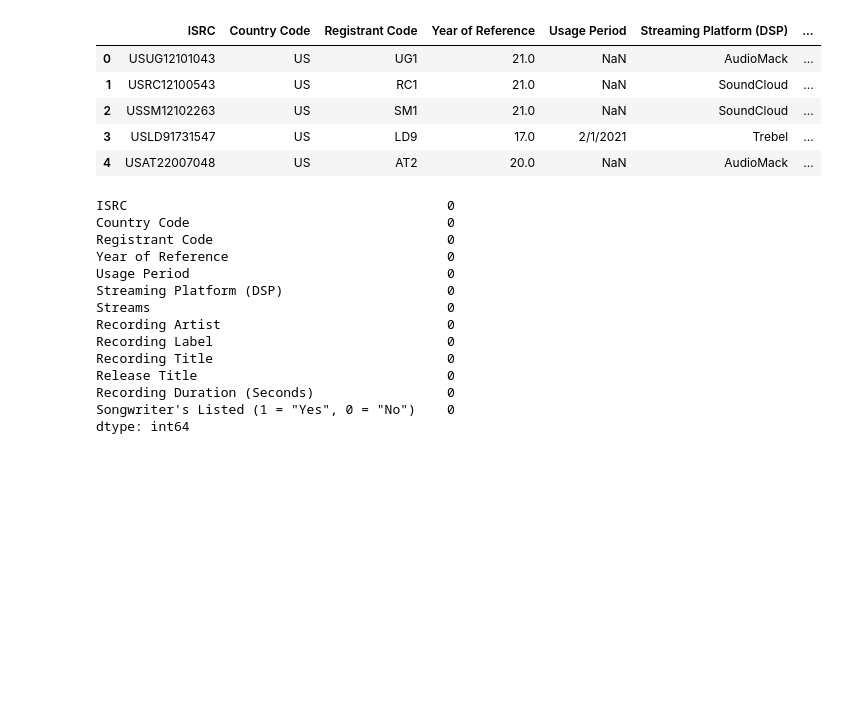
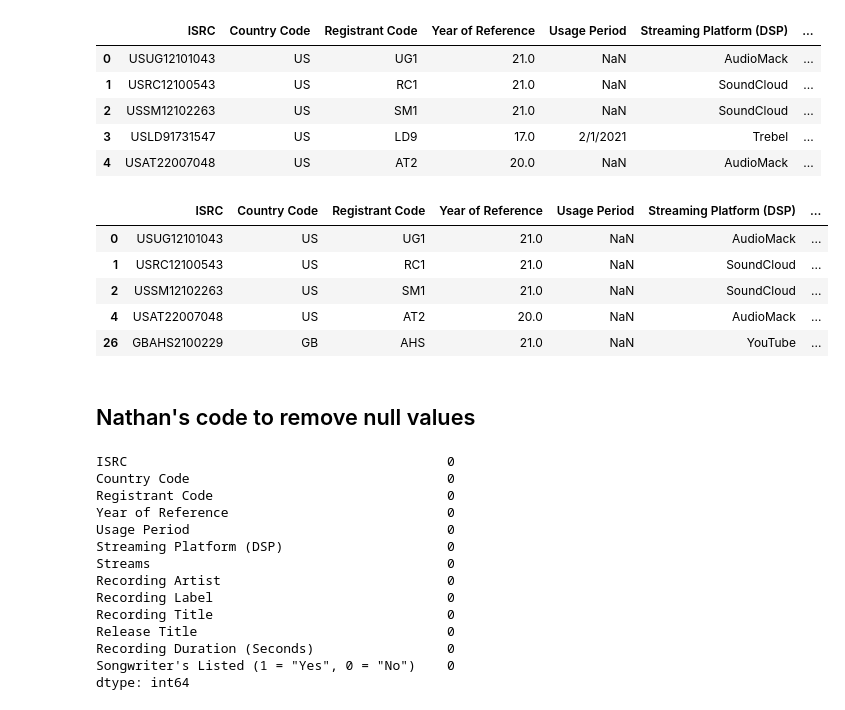
Before and after one commit to NSS-Data-Analytics-Cohort-6/mlc-project-count-dracula, a Jupyter notebook: Notebooks/MLC project.ipynb, the cells around one changed output. Drawn from its saved outputs; the diff is of its cells as text; code cells hidden in the pictures; blank space fills up the shorter version.

```diff
--- a/Notebooks/MLC project.ipynb
+++ b/Notebooks/MLC project.ipynb
@@ -88,6 +98,18 @@ music_df.head()
 | 2 | USSM12102263 | US | SM1 | 21.0 | NaN | SoundCloud | ... |
 | 3 | USLD91731547 | US | LD9 | 17.0 | 2/1/2021 | Trebel | ... |
 | 4 | USAT22007048 | US | AT2 | 20.0 | NaN | AudioMack | ... |
+# %%
+music_null = music_df[music_df.isna().any(axis=1)]
+music_null.head()
+# %% [output]
+|  | ISRC | Country Code | Registrant Code | Year of Reference | Usage Period | Streaming Platform (DSP) | ... |
+| 0 | USUG12101043 | US | UG1 | 21.0 | NaN | AudioMack | ... |
+| 1 | USRC12100543 | US | RC1 | 21.0 | NaN | SoundCloud | ... |
+| 2 | USSM12102263 | US | SM1 | 21.0 | NaN | SoundCloud | ... |
+| 4 | USAT22007048 | US | AT2 | 20.0 | NaN | AudioMack | ... |
+| 26 | GBAHS2100229 | GB | AHS | 21.0 | NaN | YouTube | ... |
+# %% [markdown]
+## Nathan's code to remove null values
 # %%
 music_df["ISRC"].fillna(" ", inplace = True)
 music_df["Country Code"].fillna(" ", inplace = True)
```
Also changed, not shown: parts of 5 cells of this notebook.
